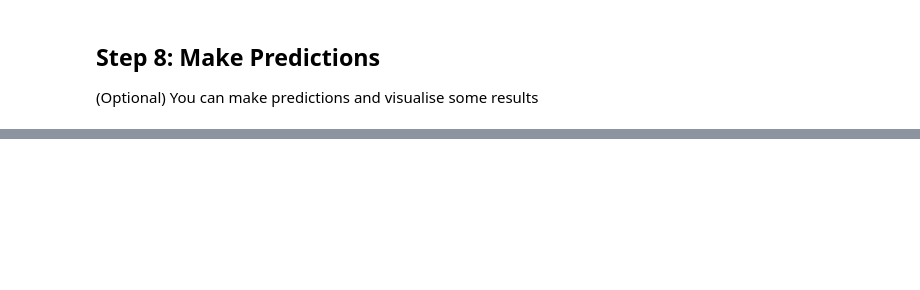
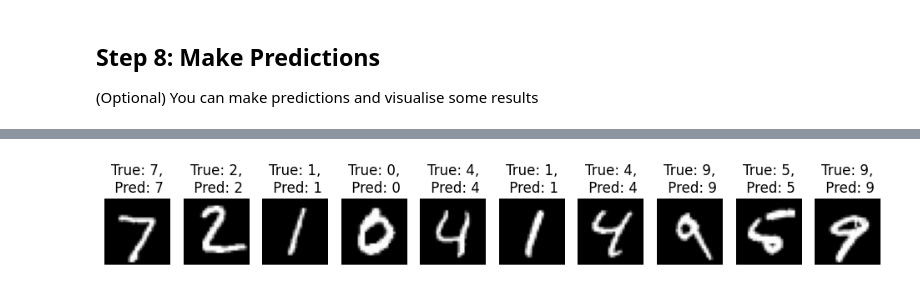
Before and after one commit to aadi-kanwar/Neural-Network-Deep-Learning, a Jupyter notebook: Exp_6.ipynb, the cells around one changed output, grey strips where cells are left out. Saved outputs shown, nothing was run; the diff lists cells and outputs as text; code cells hidden in the pictures; blank space fills up the shorter version.

```diff
--- a/Exp_6.ipynb
+++ b/Exp_6.ipynb
@@ -92,3 +137,16 @@ Plot the training and validation accuracy & loss.
 ## Step 8: Make Predictions
 (Optional)
 You can make predictions and visualise some results
+# %%
+predictions = model.predict(x_test)
+
+# Visualize same predictions
+n = 10
+plt.figure(figsize=(12, 6))
+for i in range(n):
+    plt.subplot(2, n, i+1)
+    plt.imshow(x_test[i].reshape(28, 28), cmap='gray')
+    plt.title(f"True: {y_test[i].argmax()},\n Pred: {predictions[i].argmax()}")
+    plt.axis('off')
+plt.show()
+# %% [output]
@@ -94,0 +154 @@ You can make predictions and visualise some results
+[figure, added]
```
Also changed, not shown: parts of 5 cells of this notebook.
